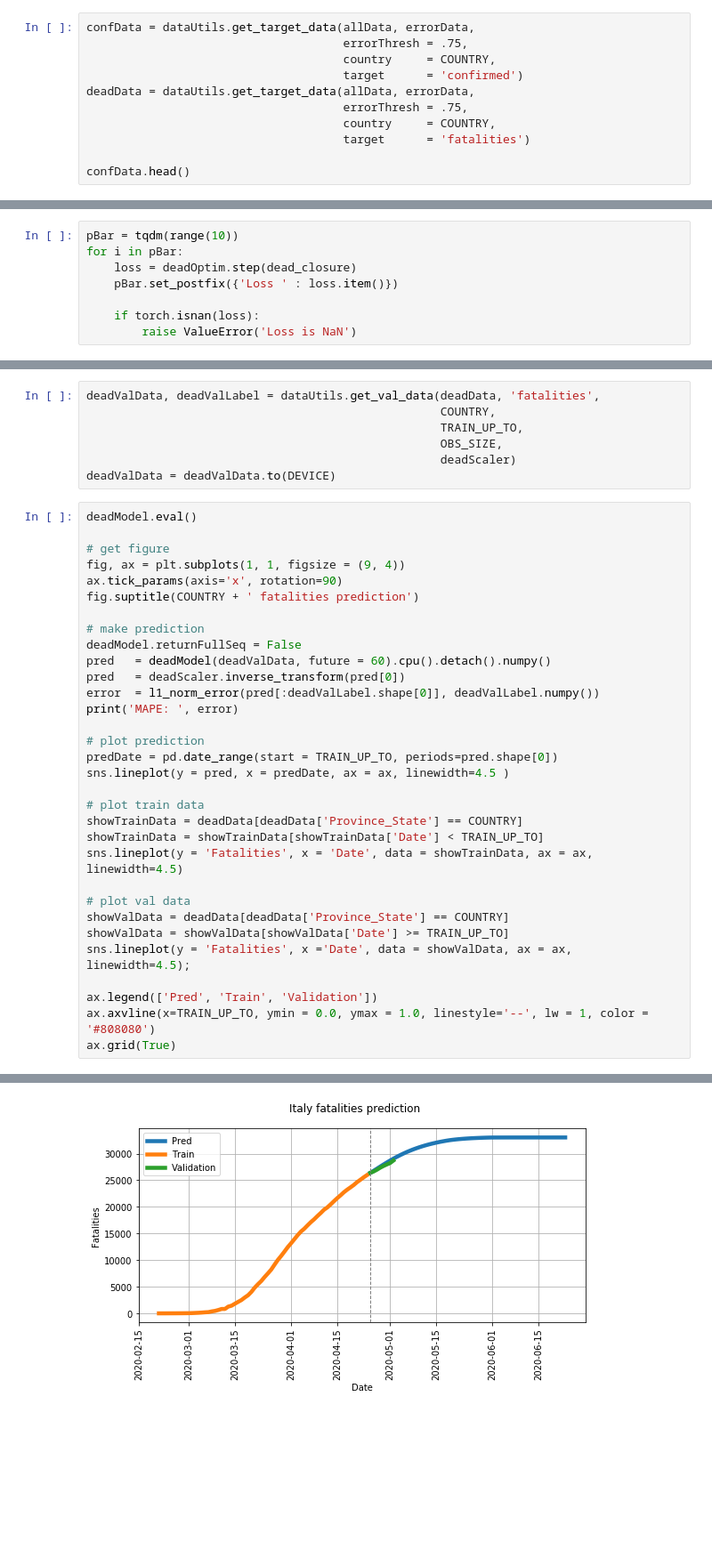
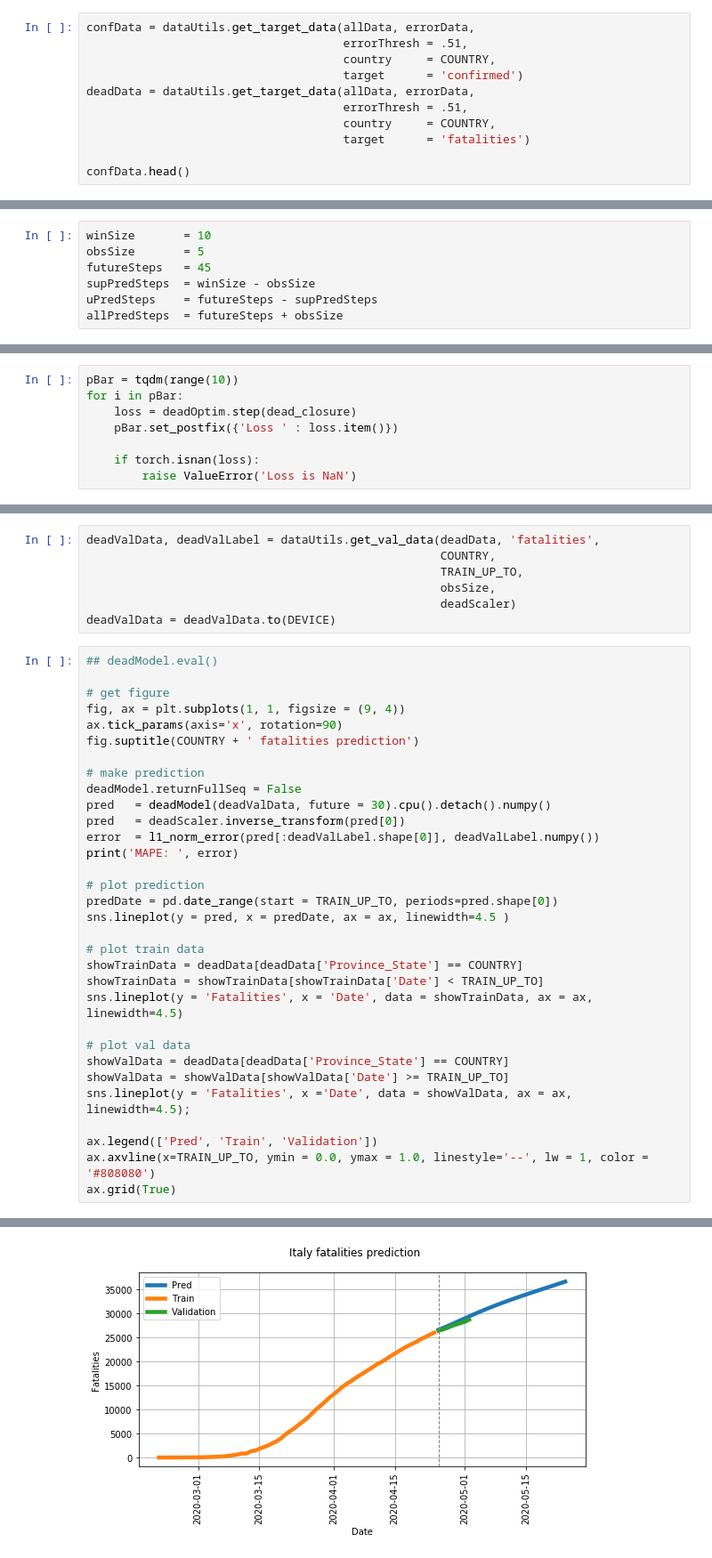
Before and after one commit to rdbch/COVID-19-Forecast, a Jupyter notebook: notebooks/Covid_19_spread_prediction_rnn.ipynb, the cells around one changed output, grey strips where cells are left out. Shown at 89% size. Cells and saved outputs as stored; diff of their text form; blank space fills up the shorter version.

```diff
--- a/notebooks/Covid_19_spread_prediction_rnn.ipynb
+++ b/notebooks/Covid_19_spread_prediction_rnn.ipynb
@@ -124,11 +124,11 @@ display(errorData.sort_values(by='deathError').head())
 We select the for training only the countries that have an average error smaller that a threshold. I do this for both confirmed cases and fatalities and this is due to the fact that there are goinf to be trained one RNN model for each attribute. This will be further splitted andtransformed into bacthes splitted into test and validation data.
 # %%
 confData = dataUtils.get_target_data(allData, errorData,
-                                     errorThresh = .75,
+                                     errorThresh = .51,
                                      country     = COUNTRY,
                                      target      = 'confirmed')
 deadData = dataUtils.get_target_data(allData, errorData,
-                                     errorThresh = .75,
+                                     errorThresh = .51,
                                      country     = COUNTRY,
                                      target      = 'fatalities')
 
@@ -422,0 +440,7 @@ Get training data
+# %%
+winSize       = 10
+obsSize       = 5
+futureSteps   = 45
+supPredSteps  = winSize - obsSize
+uPredSteps    = futureSteps - supPredSteps
+allPredSteps  = futureSteps + obsSize
@@ -490,11 +525,11 @@ for i in pBar:
 deadValData, deadValLabel = dataUtils.get_val_data(deadData, 'fatalities',
                                                    COUNTRY,
                                                    TRAIN_UP_TO,
-                                                   OBS_SIZE,
+                                                   obsSize,
                                                    deadScaler)
 deadValData = deadValData.to(DEVICE)
 # %%
-deadModel.eval()
+## deadModel.eval()
 
 # get figure
 fig, ax = plt.subplots(1, 1, figsize = (9, 4))
@@ -503,7 +538,7 @@ fig.suptitle(COUNTRY + ' fatalities prediction')
 
 # make prediction
 deadModel.returnFullSeq = False
-pred   = deadModel(deadValData, future = 60).cpu().detach().numpy()
+pred   = deadModel(deadValData, future = 30).cpu().detach().numpy()
 pred   = deadScaler.inverse_transform(pred[0])
 error  = l1_norm_error(pred[:deadValLabel.shape[0]], deadValLabel.numpy())
 print('MAPE: ', error)
@@ -530 +565 @@ MAPE:  0.03470518
-[figure, old version]
+[figure, new version]
```
Also changed, not shown: parts of 32 cells of this notebook, 1 other file.
